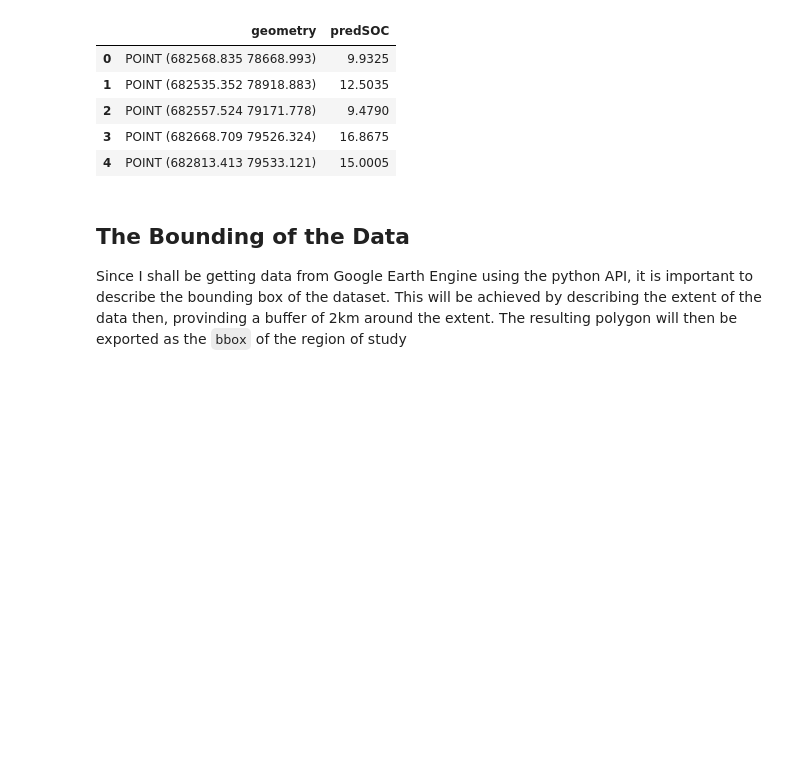
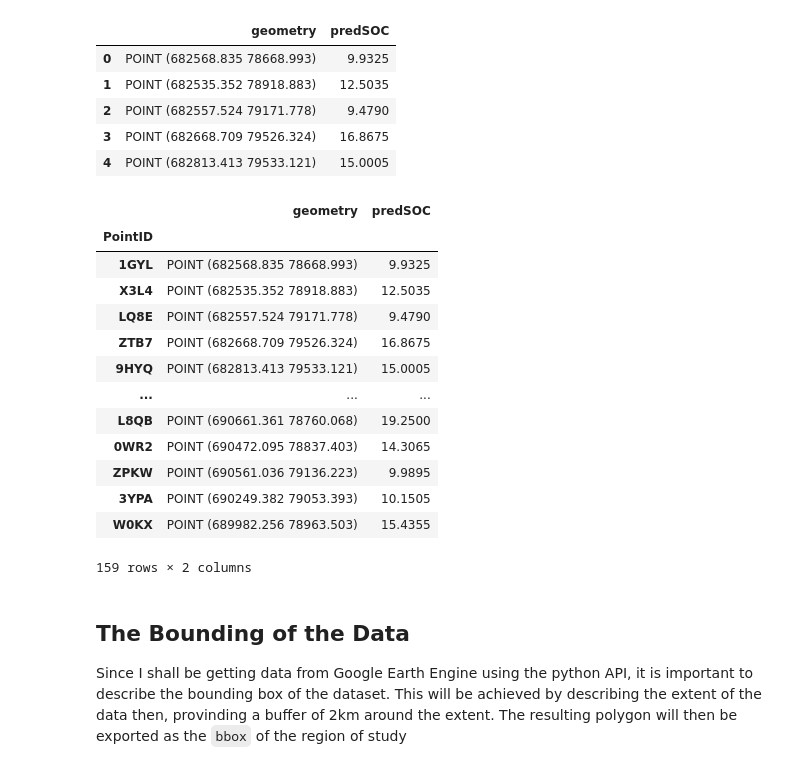
Before and after one commit to roywaswa/Data-Science, a Jupyter notebook: 02-SOC/data_compilation.ipynb, the cells around one changed output. Drawn from its saved outputs; the diff is of its cells as text; code cells hidden in the pictures; blank space fills up the shorter version.

```diff
--- a/02-SOC/data_compilation.ipynb
+++ b/02-SOC/data_compilation.ipynb
@@ -104,3 +151,20 @@ soc_gdf.head()
+# %%
+soc_gdf
+# %% [output]
+|  | geometry | predSOC |
+| PointID |  |  |
+| 1GYL | POINT (682568.835 78668.993) | 9.9325 |
+| X3L4 | POINT (682535.352 78918.883) | 12.5035 |
+| LQ8E | POINT (682557.524 79171.778) | 9.4790 |
+| ZTB7 | POINT (682668.709 79526.324) | 16.8675 |
+| 9HYQ | POINT (682813.413 79533.121) | 15.0005 |
+| ... | ... | ... |
+| L8QB | POINT (690661.361 78760.068) | 19.2500 |
+| 0WR2 | POINT (690472.095 78837.403) | 14.3065 |
+| ZPKW | POINT (690561.036 79136.223) | 9.9895 |
+| 3YPA | POINT (690249.382 79053.393) | 10.1505 |
+| W0KX | POINT (689982.256 78963.503) | 15.4355 |
+159 rows × 2 columns
 # %% [markdown]
 ## The Bounding of the Data
 
```
Also changed, not shown: parts of 51 cells of this notebook, 22 other files.
